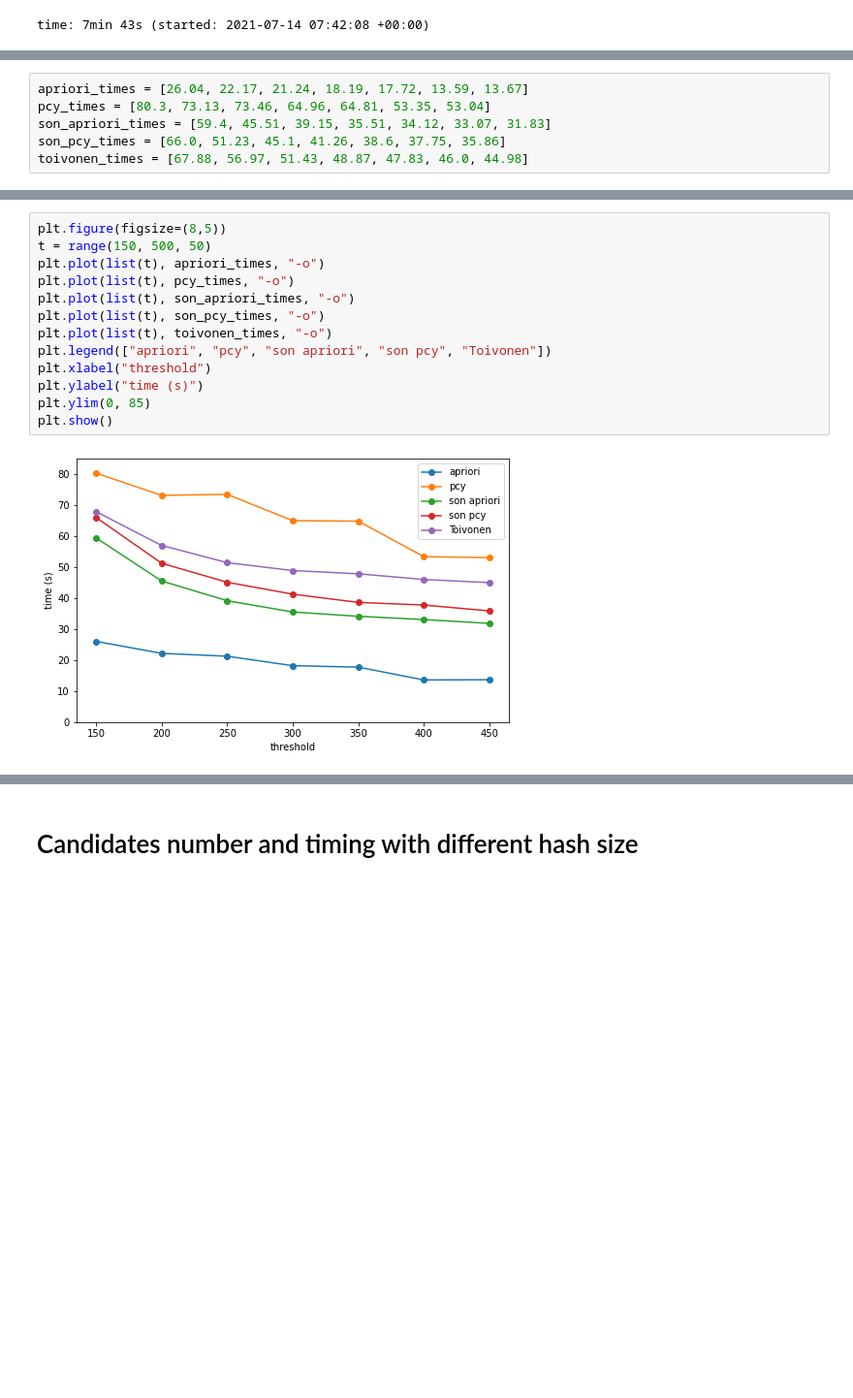
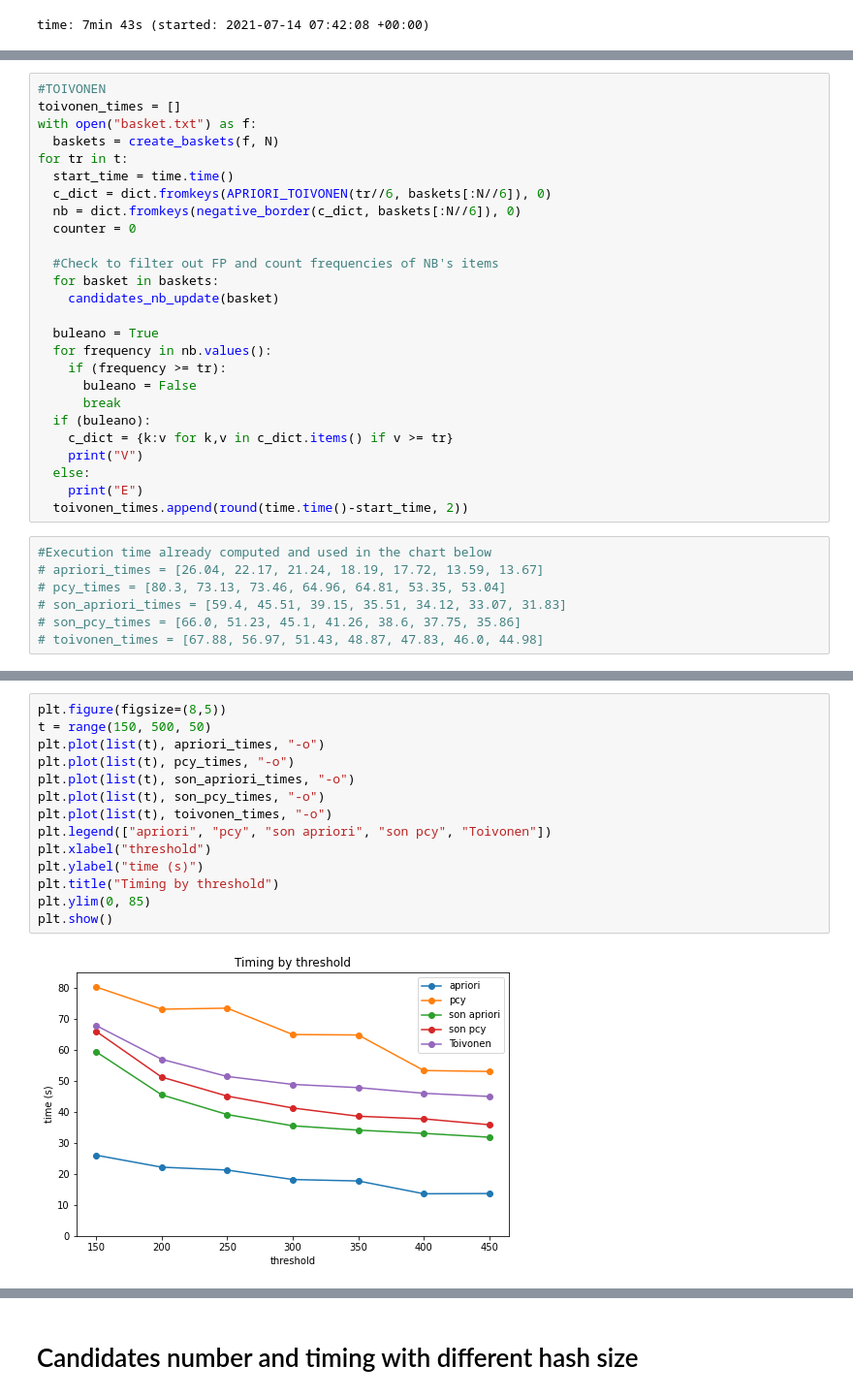
Before and after one commit to Bertonc98/ProgettoAMD, a Jupyter notebook: MarketBasketAnalysis.ipynb, the cells around one changed output, grey strips where cells are left out. Shown at 97% size. Saved outputs shown, nothing was run; the diff lists cells and outputs as text; blank space fills up the shorter version.

```diff
--- a/MarketBasketAnalysis.ipynb
+++ b/MarketBasketAnalysis.ipynb
@@ -547,10 +578,37 @@ for threshold in t:
   print(f"computing with t = {threshold}")
   result, _, tmp_pcy_son_times = PCY_SON(threshold/n_chunk, N/n_chunk, n_chunk, 2**18)
   son_pcy_times.append(max(tmp_pcy_son_times[:n_chunk]) + tmp_pcy_son_times[n_chunk])
+# %%
+#TOIVONEN
+toivonen_times = []
+with open("basket.txt") as f:
+  baskets = create_baskets(f, N)
+for tr in t:
+  start_time = time.time()
+  c_dict = dict.fromkeys(APRIORI_TOIVONEN(tr//6, baskets[:N//6]), 0)
+  nb = dict.fromkeys(negative_border(c_dict, baskets[:N//6]), 0)
+  counter = 0
+
+  #Check to filter out FP and count frequencies of NB's items
+  for basket in baskets:
+    candidates_nb_update(basket)
+
+  buleano = True
+  for frequency in nb.values():
+    if (frequency >= tr):
+      buleano = False
+      break
+  if (buleano):
+    c_dict = {k:v for k,v in c_dict.items() if v >= tr}
+    print("V")
+  else:
+    print("E")
+  toivonen_times.append(round(time.time()-start_time, 2))
 # %%
-apriori_times = [26.04, 22.17, 21.24, 18.19, 17.72, 13.59, 13.67]
-pcy_times = [80.3, 73.13, 73.46, 64.96, 64.81, 53.35, 53.04]
-son_apriori_times = [59.4, 45.51, 39.15, 35.51, 34.12, 33.07, 31.83]
-son_pcy_times = [66.0, 51.23, 45.1, 41.26, 38.6, 37.75, 35.86]
-toivonen_times = [67.88, 56.97, 51.43, 48.87, 47.83, 46.0, 44.98]
+#Execution time already computed and used in the chart below
+# apriori_times = [26.04, 22.17, 21.24, 18.19, 17.72, 13.59, 13.67]
+# pcy_times = [80.3, 73.13, 73.46, 64.96, 64.81, 53.35, 53.04]
+# son_apriori_times = [59.4, 45.51, 39.15, 35.51, 34.12, 33.07, 31.83]
+# son_pcy_times = [66.0, 51.23, 45.1, 41.26, 38.6, 37.75, 35.86]
+# toivonen_times = [67.88, 56.97, 51.43, 48.87, 47.83, 46.0, 44.98]
 # %% [output]
@@ -558,15 +616,16 @@ time: 3.12 ms (started: 2021-07-16 13:35:49 +00:00)
 # %%
 plt.figure(figsize=(8,5))
 t = range(150, 500, 50)
 plt.plot(list(t), apriori_times, "-o")
 plt.plot(list(t), pcy_times, "-o")
 plt.plot(list(t), son_apriori_times, "-o")
 plt.plot(list(t), son_pcy_times, "-o")
 plt.plot(list(t), toivonen_times, "-o")
 plt.legend(["apriori", "pcy", "son apriori", "son pcy", "Toivonen"])
 plt.xlabel("threshold")
 plt.ylabel("time (s)")
+plt.title("Timing by threshold")
 plt.ylim(0, 85)
 plt.show()
 # %% [output]
-[figure, old version]
+[figure, new version]
```
Also changed, not shown: parts of 23 cells of this notebook.
